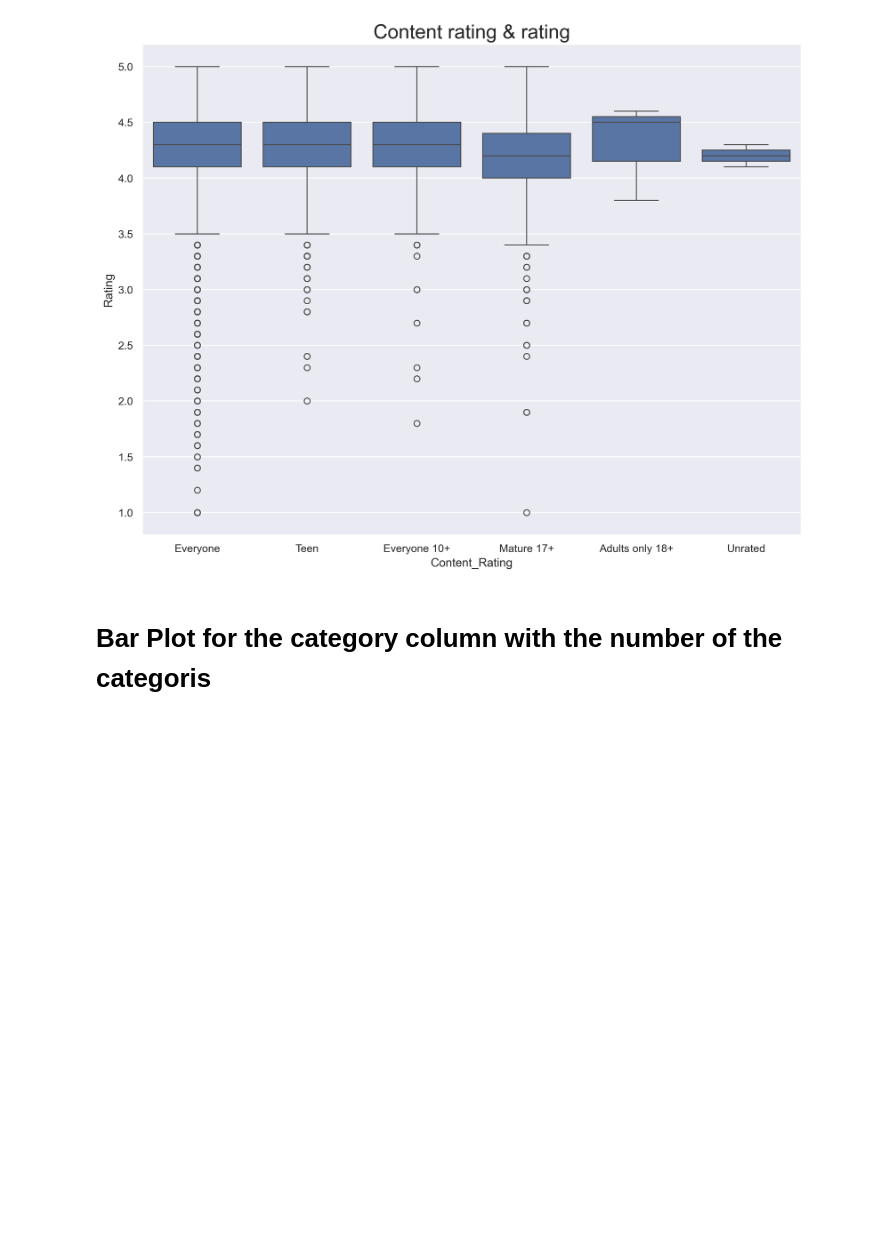
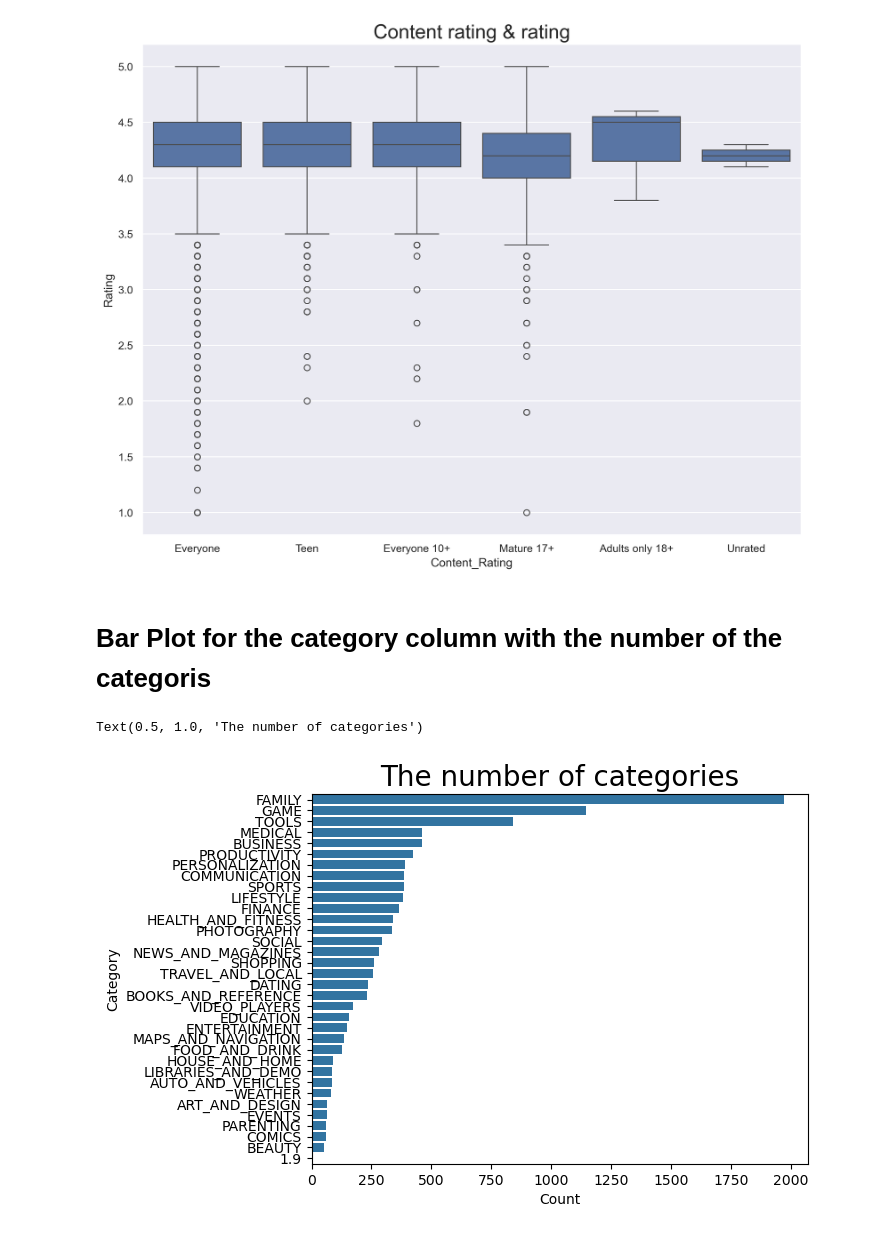
Before and after one commit to dimpal0510/EDA, a Jupyter notebook: google_Eda_data_Visualization.ipynb, the cells around one changed output. Cells and saved outputs as stored; diff of their text form; code cells hidden in the pictures; blank space fills up the shorter version.

```diff
--- a/google_Eda_data_Visualization.ipynb
+++ b/google_Eda_data_Visualization.ipynb
@@ -419,4 +420,23 @@ Text(0.5, 1.0, 'Content rating & rating')
 [figure]
 # %% [markdown]
 # Bar Plot for the category column with the number of the categoris
+# %%
+import pandas as pd
+import seaborn as sns
+import matplotlib.pyplot as plt
+import numpy as np
+
+df = pd.read_csv("googleplaystore.csv")
+
+
+cat_num = df["Category"].value_counts()
+
+cat_df = cat_num.reset_index()
+cat_df.columns = ['Category', 'Count'] # Rename columns for clarity
+
+sns.barplot(x='Count', y='Category', data=cat_df)
+plt.title("The number of categories", size=20)
+# %% [output]
+Text(0.5, 1.0, 'The number of categories')
+[figure, added]
 # %%
```
Also changed, not shown: parts of 40 cells of this notebook.
